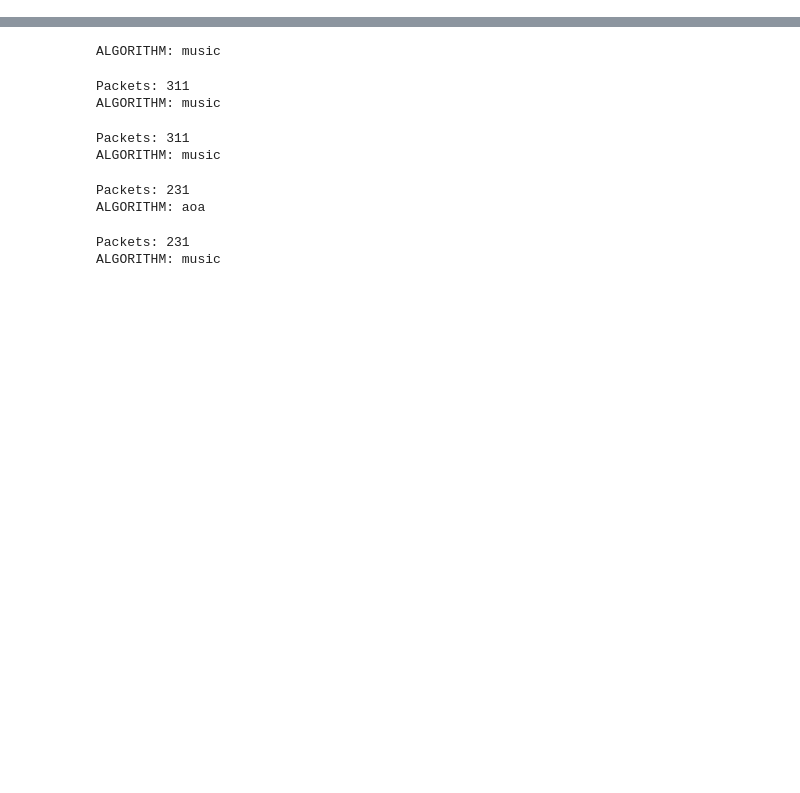
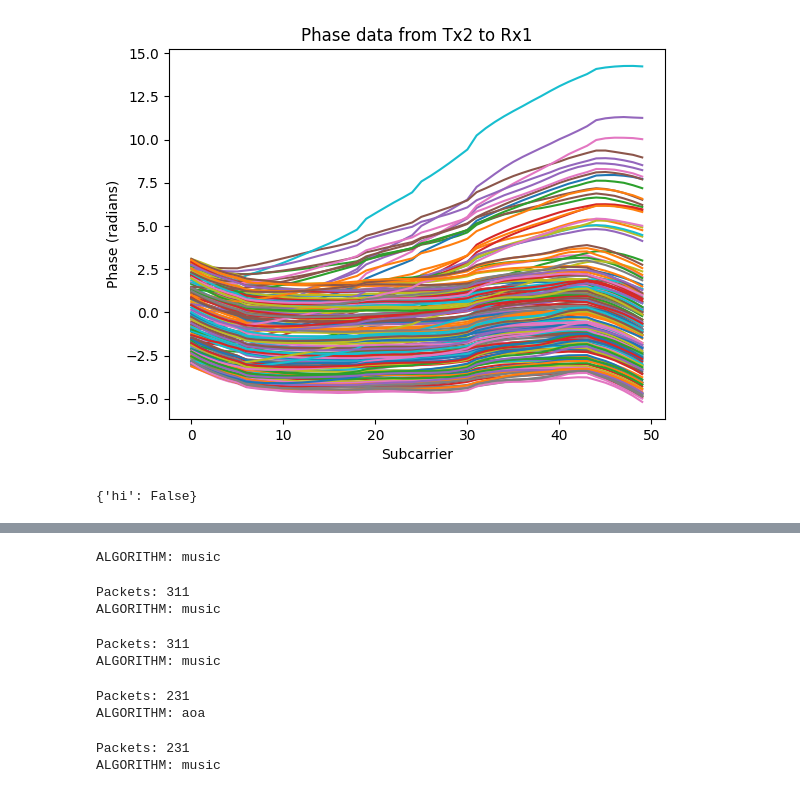
Before and after one commit to Navidt/SignalPropogation, a Jupyter notebook: visualization.ipynb, the cells around one changed output, grey strips where cells are left out. Drawn from its saved outputs; the diff is of its cells as text; code cells hidden in the pictures; blank space fills up the shorter version.

```diff
--- a/visualization.ipynb
+++ b/visualization.ipynb
@@ -70,0 +97,49 @@ plot_csi_data(bag3, 2, 1, title=f"CSI data from Tx{2} and subcarrier {1}, Positi
+# %%
+def plot_phase_data(data, tx, rx, normalize=False, ax=None, color='green', title=None, saveName=None, **kwargs):
+  allData = {0: [[], []], 1: [[], []], 2: [[], []], 3: [[], []]}
+  colors = ["red", "green", "blue", "purple"]
+  newplot = False
+  if ax == None:
+    fig, ax = plt.subplots()
+    newplot = True
+  if title == None:
+    title = f"Phase data from Tx{tx} to Rx{rx}"
+  ax.set_title(title)
+  if 'xlabel' not in kwargs.keys() or kwargs['xlabel']:
+    ax.set_xlabel("Subcarrier")
+  if 'ylabel' not in kwargs.keys() or kwargs['ylabel']:
+    ax.set_ylabel("Phase (radians)")
+  num = 0
+  for csi, t in data:
+      subcarriers = np.arange(0, 50)
+      phases = []
+      for subcarrier in range(0, 50):
+        benchmark = csi[subcarrier, 0, tx]
+        data = csi[subcarrier, rx, tx]
+        if normalize:
+           data /= benchmark
+        phase = np.angle(data)
+        phases.append(phase)
+      ax.plot(subcarriers, np.unwrap(phases), alpha=1)
+      num += 1
+  if (saveName == None and newplot):
+    plt.show()
+  elif saveName != None:
+    plt.savefig(saveName)
+
+def plot_phase(bag, tx, rx, normalize=False, ax=None, color='green', title=None, saveName=None):
+  data = []
+  for topic, msg, t in tqdm.tqdm(bag.read_messages('/csi')):
+      data.append((pipeline_utils.extract_csi(msg), t))
+  plot_phase_data(data, tx, rx, normalize, ax, color, title, saveName)
+
+# for rx in range(0, 4):
+plot_phase(bags[2], 2, 1, False)
+# %% [output]
+[figure, added]
+# %%
+def g(no=True, **kwargs):
+  print(kwargs)
+g(hi=False)
+# %% [output]
+{'hi': False}
```
Also changed, not shown: parts of 17 cells of this notebook, 15 other files.
